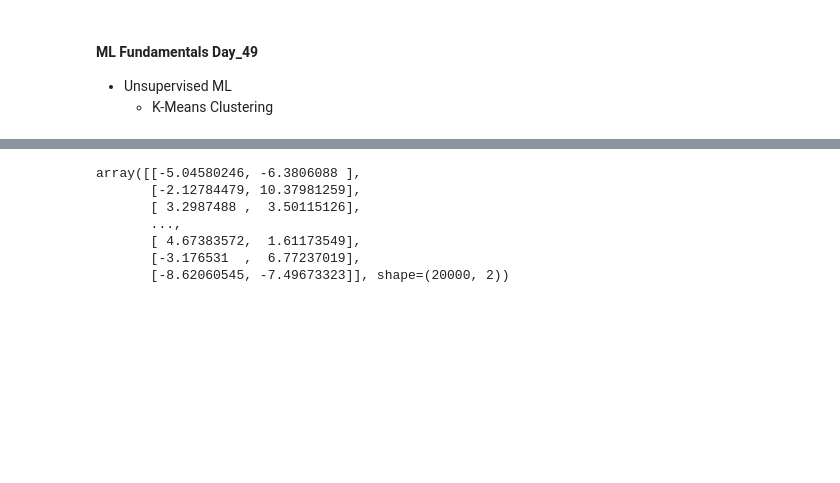
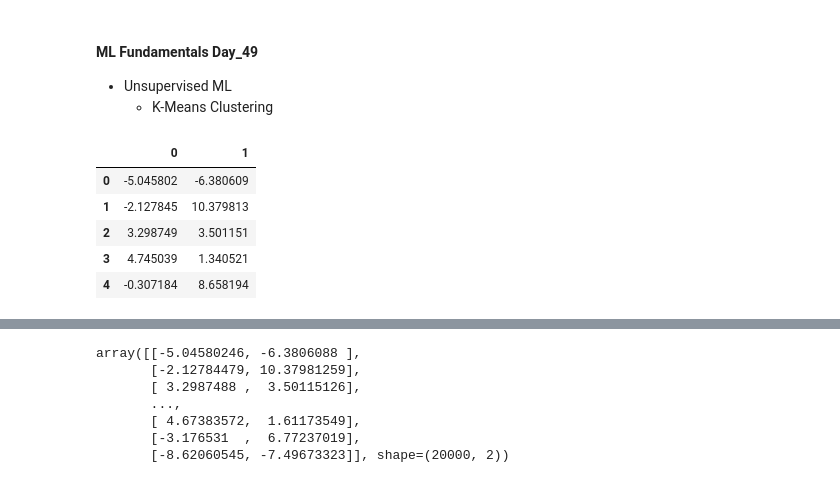
Before and after one commit to Ankit1726/AIML_Resources, a Jupyter notebook: Machine_Learning/Unsupervised_ML/class_1.ipynb, the cells around one changed output, grey strips where cells are left out. Saved outputs shown, nothing was run; the diff lists cells and outputs as text; code cells hidden in the pictures; blank space fills up the shorter version.

```diff
--- a/Machine_Learning/Unsupervised_ML/class_1.ipynb
+++ b/Machine_Learning/Unsupervised_ML/class_1.ipynb
@@ -13,3 +14,13 @@ X,y = make_blobs(
      centers=4,
      random_state=42
 )
+# %%
+df = pd.DataFrame(X)
+df.head()
+# %% [output]
+|  | 0 | 1 |
+| 0 | -5.045802 | -6.380609 |
+| 1 | -2.127845 | 10.379813 |
+| 2 | 3.298749 | 3.501151 |
+| 3 | 4.745039 | 1.340521 |
+| 4 | -0.307184 | 8.658194 |
```
Also changed, not shown: parts of 5 cells of this notebook, 4 other files.
